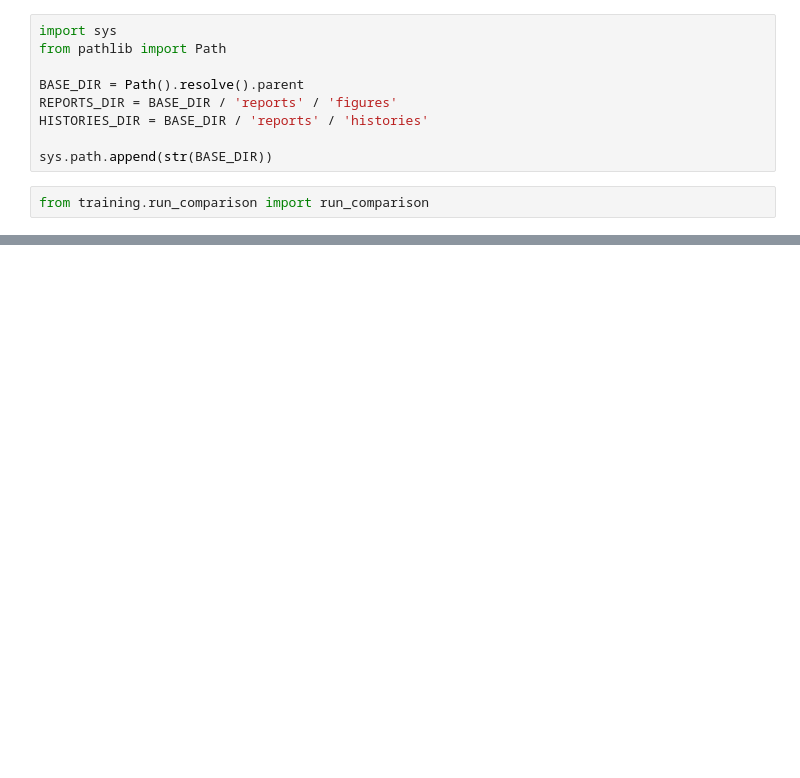
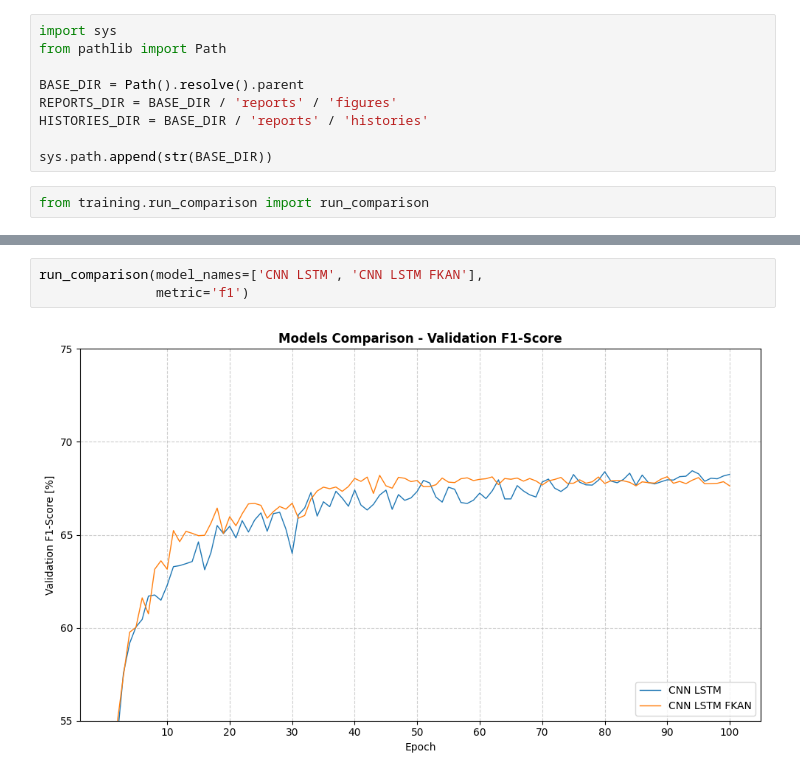
Before and after one commit to JestemPawlem/ECG-Deep-Learning, a Jupyter notebook: experiments/comparison.ipynb, the cells around one changed output, grey strips where cells are left out. Cells and saved outputs as stored; diff of their text form; blank space fills up the shorter version.

Commit message:
small adjustments regarding comparing models, new comparison

```diff
--- a/experiments/comparison.ipynb
+++ b/experiments/comparison.ipynb
@@ -16,0 +17,5 @@ run_comparison(model_names=['CNN', 'CNN FKAN'],
+# %%
+run_comparison(model_names=['CNN LSTM', 'CNN LSTM FKAN'],
+               metric='f1')
+# %% [output]
+[figure, added]
```
Also changed, not shown: parts of 2 cells of this notebook, 17 other files.
